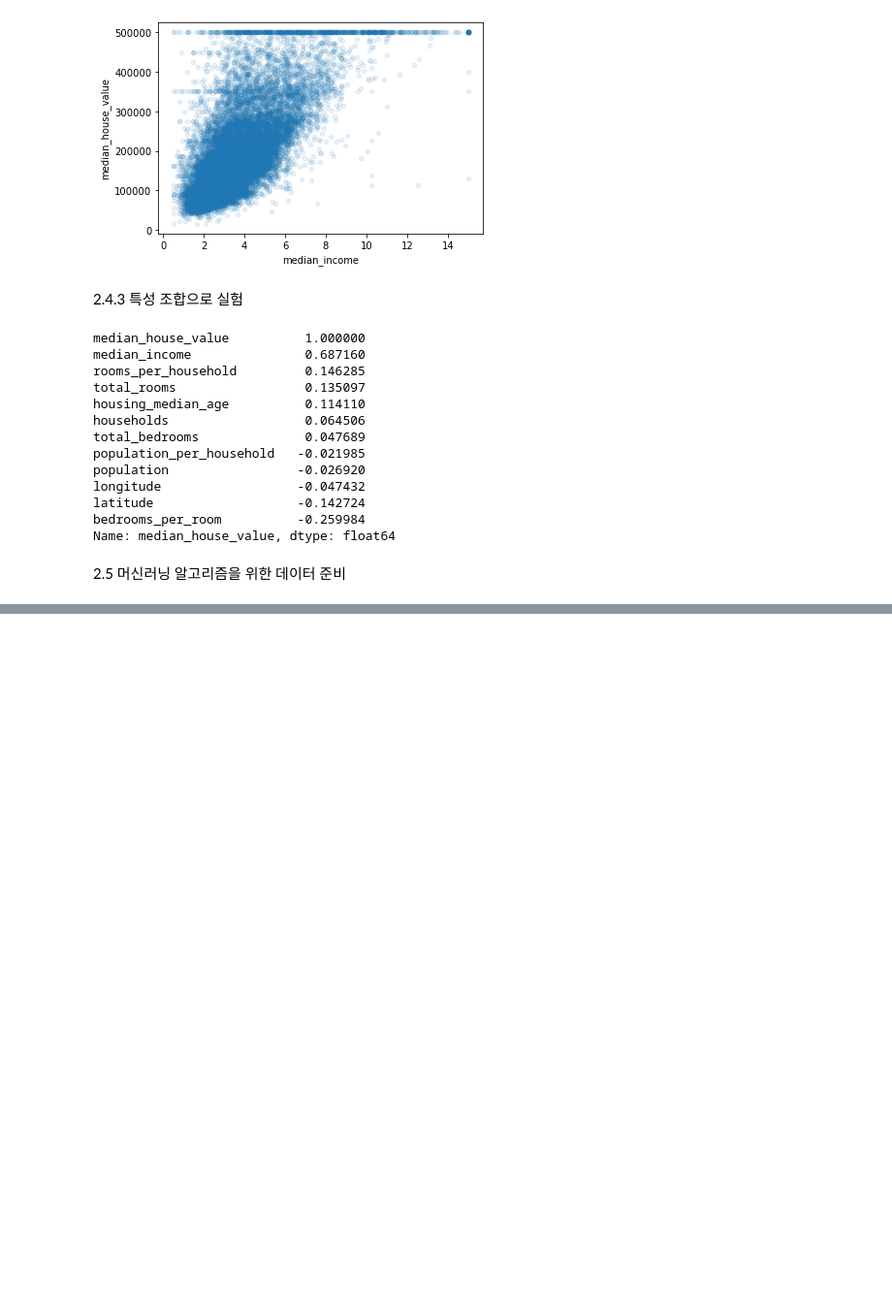
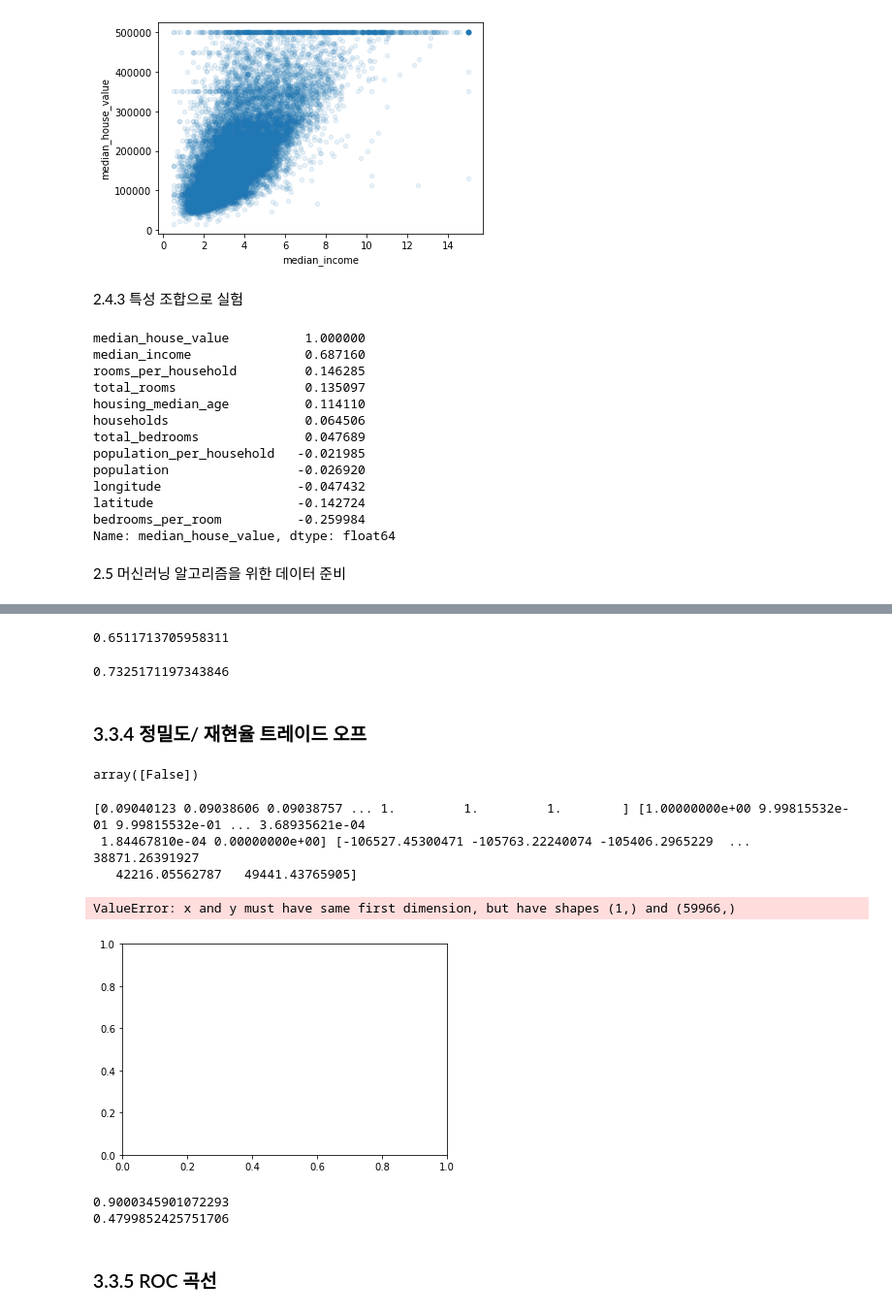
Before and after one commit to fangdol888/handson-ml2, a Jupyter notebook: 핸즈온 머신러닝 따라 써보기.ipynb, the cells around one changed output, grey strips where cells are left out. Shown at 97% size. Saved outputs shown, nothing was run; the diff lists cells and outputs as text; code cells hidden in the pictures; blank space fills up the shorter version.

Commit message:
성능 측정 - 트레이드 오프 관계, 성능지표의 이해

```diff
--- a/핸즈온 머신러닝 따라 써보기.ipynb
+++ b/핸즈온 머신러닝 따라 써보기.ipynb
@@ -326,0 +715,9 @@ Name: median_house_value, dtype: float64
+# %%
+y_train5 = (y_train == 5)
+y_test5 = (y_test == 5)
+# %%
+from sklearn.linear_model import SGDClassifier
+
+sgd_clf = SGDClassifier(random_state=42)
+sgd_clf.fit(X_train, y_train5)
+sgd_clf.predict([some_digit])
@@ -326,0 +797,50 @@ Name: median_house_value, dtype: float64
+# %%
+recall_score(y_train5,y_train_pred)
+# %% [output]
+0.6511713705958311
+# %%
+from sklearn.metrics import f1_score
+f1_score(y_train5, y_train_pred)
+# %% [output]
+0.7325171197343846
+# %% [markdown]
+### 3.3.4 정밀도/ 재현율 트레이드 오프
+# %%
+# 둘다 얻을 수는 없다.
+# 결정함수, 결정 임계값
+
+y_scores= sgd_clf.decision_function([some_digit])
+threshold =8000
+y_some_digit_pred = (y_scores > threshold)
+y_some_digit_pred
+# %% [output]
+array([False])
+# %%
+from sklearn.metrics import precision_recall_curve
+
+y_scores = cross_val_predict(sgd_clf, X_train,y_train5,cv=3,method="decision_function")
+precisions, recalls, thresholds = precision_recall_curve(y_train5, y_scores)
+# %%
+print(precisions, recalls, thresholds)
+def plot_precision_recall_vs_threshold(precisions, recalls, thresholds):
+    plt.plot(thresholds, precisions[:-1], "b--", label="정밀도")
+    plt.plot(thresholds, recalls[:-1], "g-", label="재현율")
+
+plot_precision_recall_vs_threshold(precisions, recalls, threshold)
+plt.show()
+# %% [output]
+[0.09040123 0.09038606 0.09038757 ... 1.         1.         1.        ] [1.00000000e+00 9.99815532e-01 9.99815532e-01 ... 3.68935621e-04
+ 1.84467810e-04 0.00000000e+00] [-106527.45300471 -105763.22240074 -105406.2965229  ...   38871.26391927
+   42216.05562787   49441.43765905]
+ValueError: x and y must have same first dimension, but have shapes (1,) and (59966,)
+[figure, added]
+# %%
+threshold_90_precision = thresholds[np.argmax(precisions >= 0.90)]
+y_train_pred_90 = (y_scores >= threshold_90_precision)
+print(precision_score(y_train5, y_train_pred_90))
+print(recall_score(y_train5,y_train_pred_90))
+# %% [output]
+0.9000345901072293
+0.4799852425751706
+# %% [markdown]
+### 3.3.5 ROC 곡선
```
Also changed, not shown: parts of 65 cells of this notebook.
